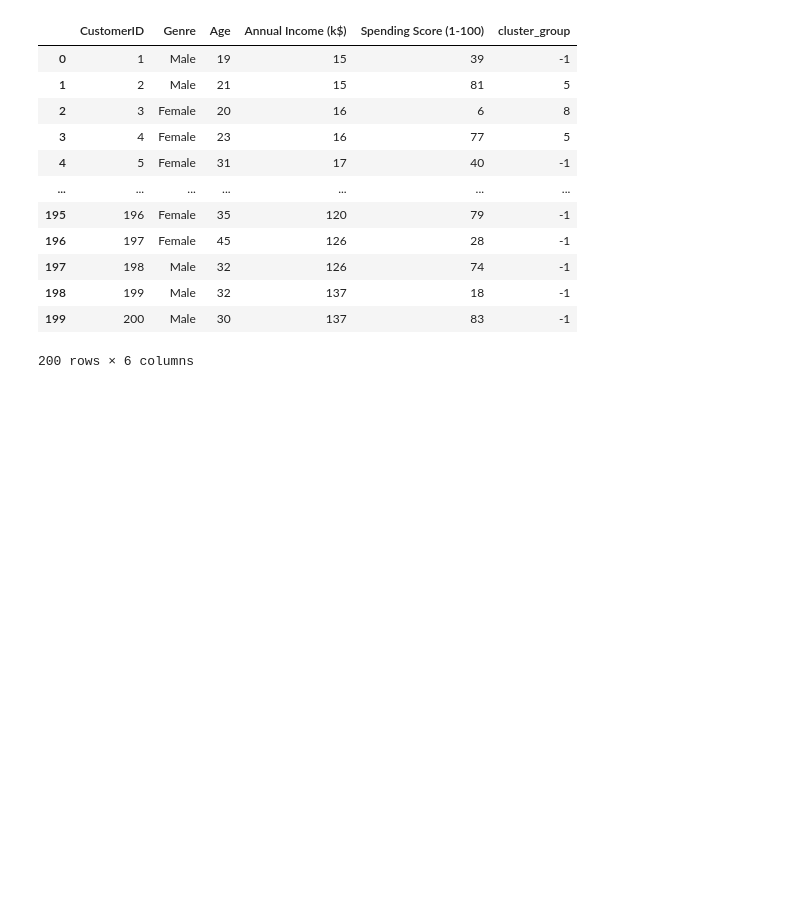
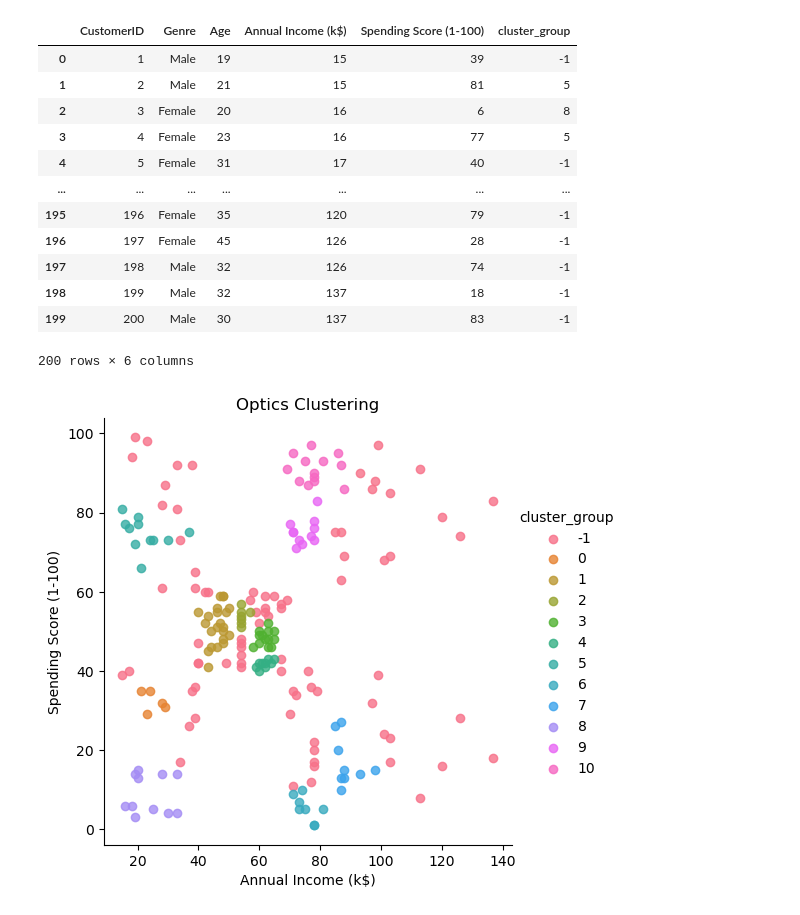
Before and after one commit to Dinesh0506/Optics_Clustering, a Jupyter notebook: Optics_Clustering.ipynb, the cells around one changed output. Cells and saved outputs as stored; diff of their text form; code cells hidden in the pictures; blank space fills up the shorter version.

```diff
--- a/Optics_Clustering.ipynb
+++ b/Optics_Clustering.ipynb
@@ -92,6 +96,10 @@ supervised.to_csv("cluster",index=False)
 # %%
 #to plot the cluster in graph, in this hue use for difference of cluster,
 #fit_reg for plot the coorect manner
 import seaborn as sns
 facet=sns.lmplot(data=supervised,x=supervised.columns[3],y=supervised.columns[4],
                  fit_reg=False,hue=supervised.columns[5],legend=True,legend_out=True)
+plt.title('Optics Clustering')
+plt.show()
+# %% [output]
+[figure, added]
```
Also changed, not shown: parts of 1 cell of this notebook.
